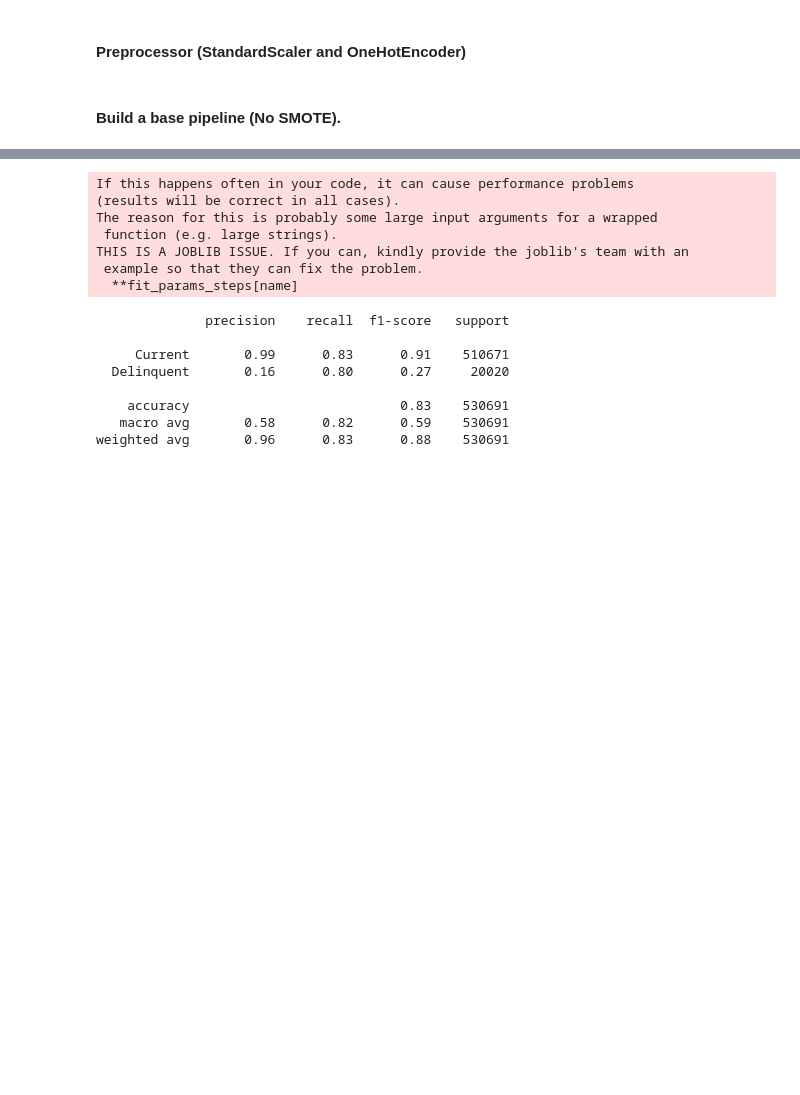
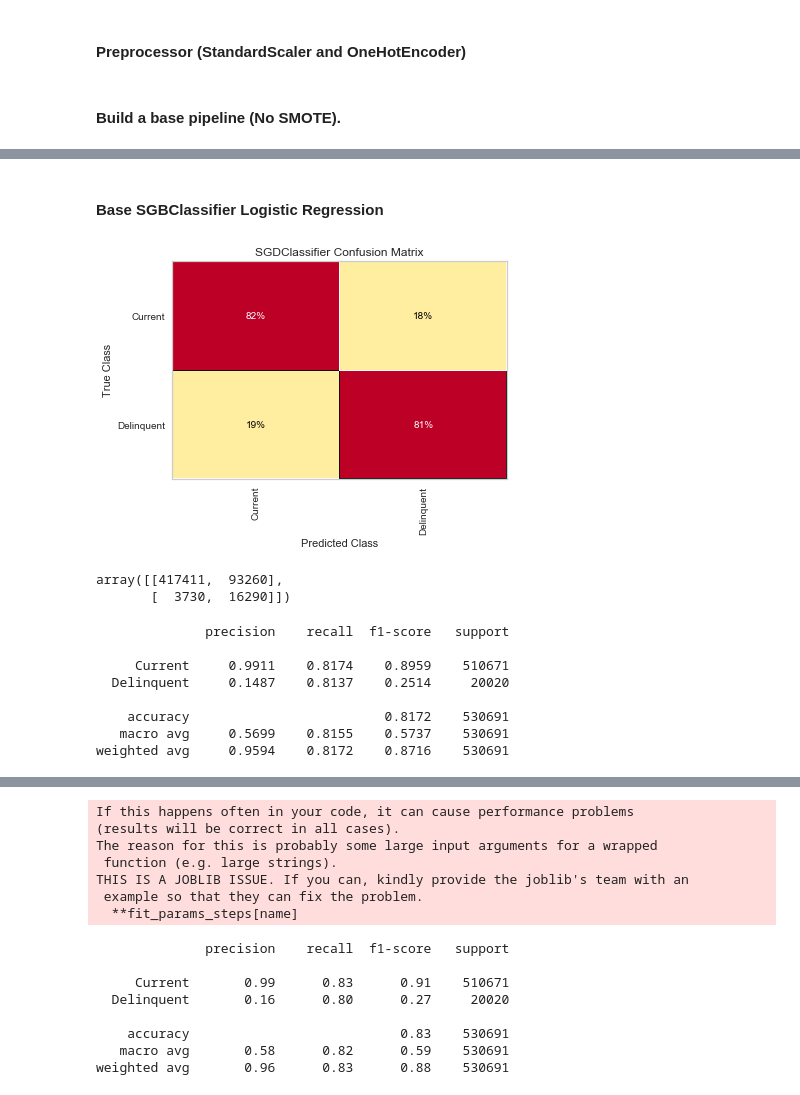
Before and after one commit to vyjayanthipp/Secondary_Mortgage_Loans, a Jupyter notebook: codes/Model_JLin.ipynb, the cells around one changed output, grey strips where cells are left out. Saved outputs shown, nothing was run; the diff lists cells and outputs as text; code cells hidden in the pictures; blank space fills up the shorter version.

```diff
--- a/codes/Model_JLin.ipynb
+++ b/codes/Model_JLin.ipynb
@@ -135,0 +184,21 @@ weighted avg       0.96      0.83      0.88    530691
+# %% [markdown]
+#### Base SGBClassifier Logistic Regression
+# %%
+sgb_pipe = Pipeline([
+     ('prep', preprocessor),
+     ('clf', SGDClassifier(loss='log', random_state=42))
+], memory='cached_transformers')
+sgb_pipe.fit(X_train,y_train)
+CM(sgb_pipe, X_test, y_test)
+# %% [output]
+[figure, added]
+array([[417411,  93260],
+       [  3730,  16290]])
+              precision    recall  f1-score   support
+
+     Current     0.9911    0.8174    0.8959    510671
+  Delinquent     0.1487    0.8137    0.2514     20020
+
+    accuracy                         0.8172    530691
+   macro avg     0.5699    0.8155    0.5737    530691
+weighted avg     0.9594    0.8172    0.8716    530691
```
Also changed, not shown: parts of 38 cells of this notebook, 4 other files.
